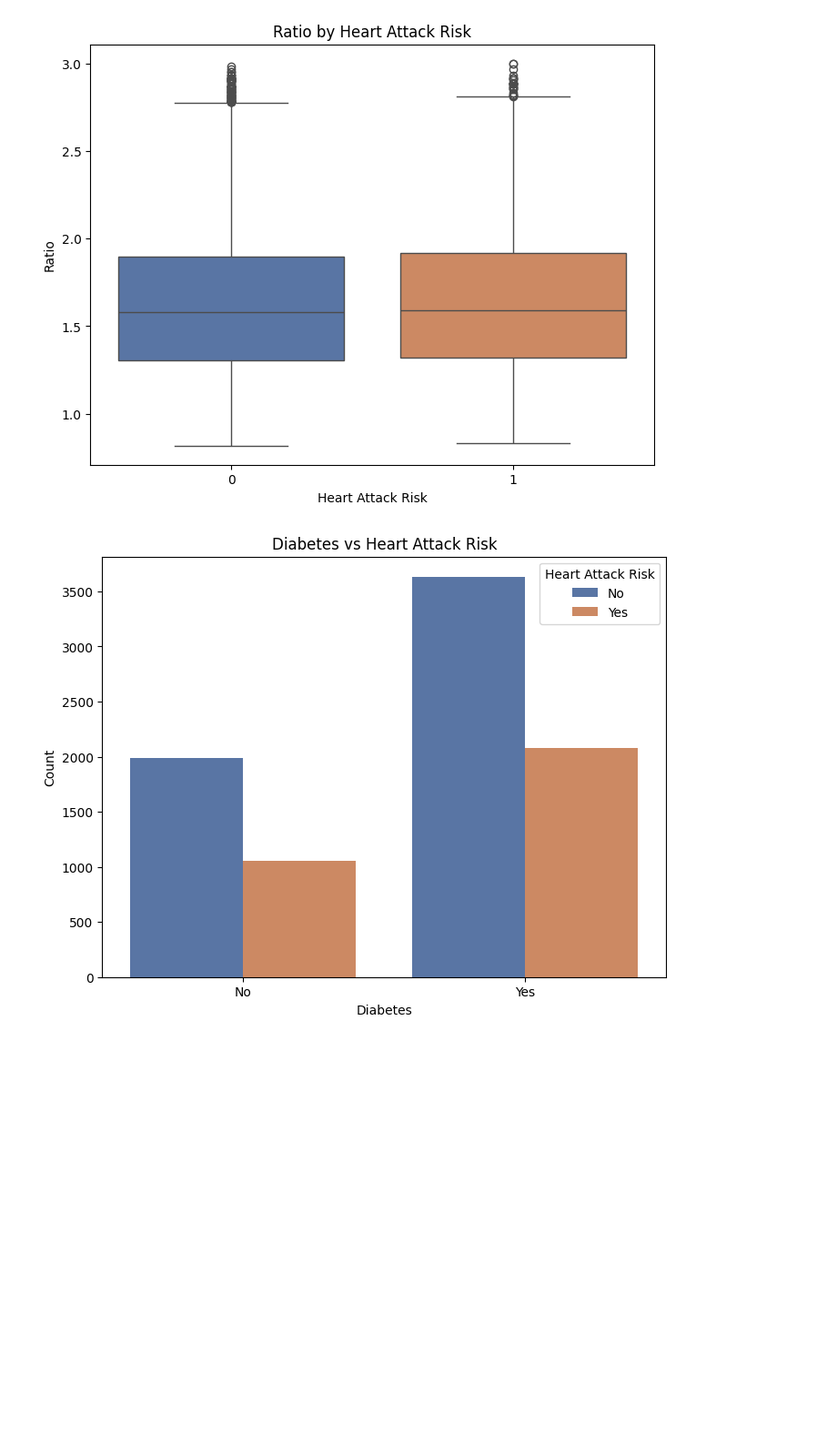
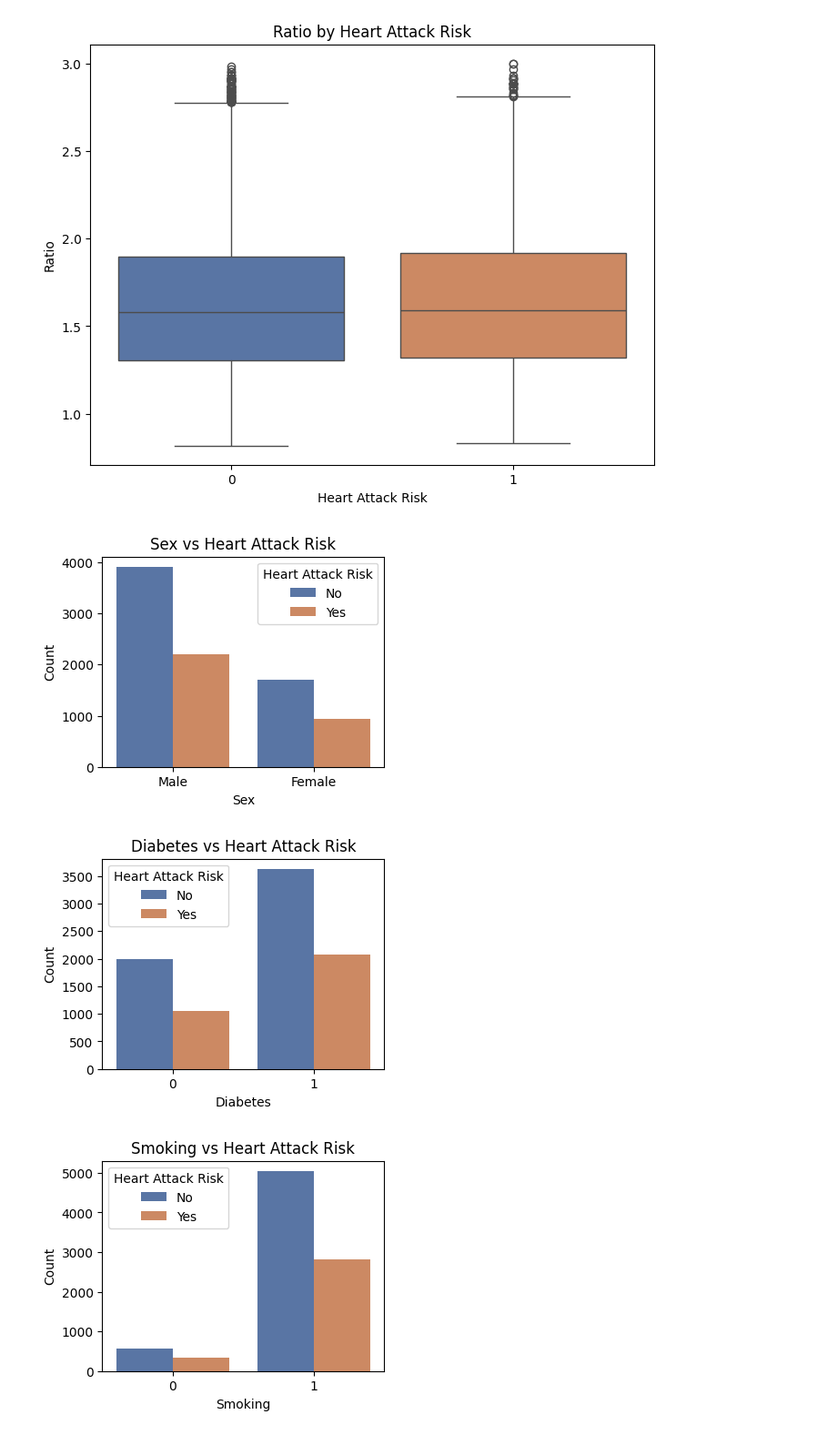
Before and after one commit to artschedrov/fpmi_ml, a Jupyter notebook: zadanie_1.ipynb, the cells around one changed output. Shown: that part at 91% size. Saved outputs shown, nothing was run; the diff lists cells and outputs as text; code cells hidden in the pictures; blank space fills up the shorter version.

Commit message:
add functions, diagramms

```diff
--- a/zadanie_1.ipynb
+++ b/zadanie_1.ipynb
@@ -302,15 +304,17 @@ Passing `palette` without assigning `hue` is deprecated and will be removed in v
   sns.boxplot(data=df, x='Heart Attack Risk', y=ratio, palette='deep')
 [figure]
 # %%
-# Распределение Diabet и Heart Attack
-plt.figure(figsize=(8, 6))
-sns.countplot(data=df, x='Diabetes', hue='Heart Attack Risk', palette='deep')
+attrs = ['Sex', 'Diabetes', 'Smoking', 'Alcohol Consumption', 'Diet', 'Previous Heart Problems', 'Medication Use', 'Stress Level']
 
-plt.title('Diabetes vs Heart Attack Risk')
-plt.xlabel('Diabetes')
-plt.ylabel('Count')
-plt.xticks([0, 1], ['No', 'Yes'])
-plt.legend(title='Heart Attack Risk', labels=['No', 'Yes'])
-plt.show()
+for a in attrs:
+    plt.figure(figsize=(4, 3))
+    sns.countplot(data=df, x=a, hue='Heart Attack Risk', palette='deep')
+    plt.title(a + ' vs Heart Attack Risk')
+    plt.xlabel(a)
+    plt.ylabel('Count')
+    plt.legend(title='Heart Attack Risk', labels=['No', 'Yes'])
+    plt.show()
 # %% [output]
-[figure, old version]
+[figure, new version]
+[figure, added]
+[figure, added]
```
Also changed, not shown: parts of 10 cells of this notebook.
